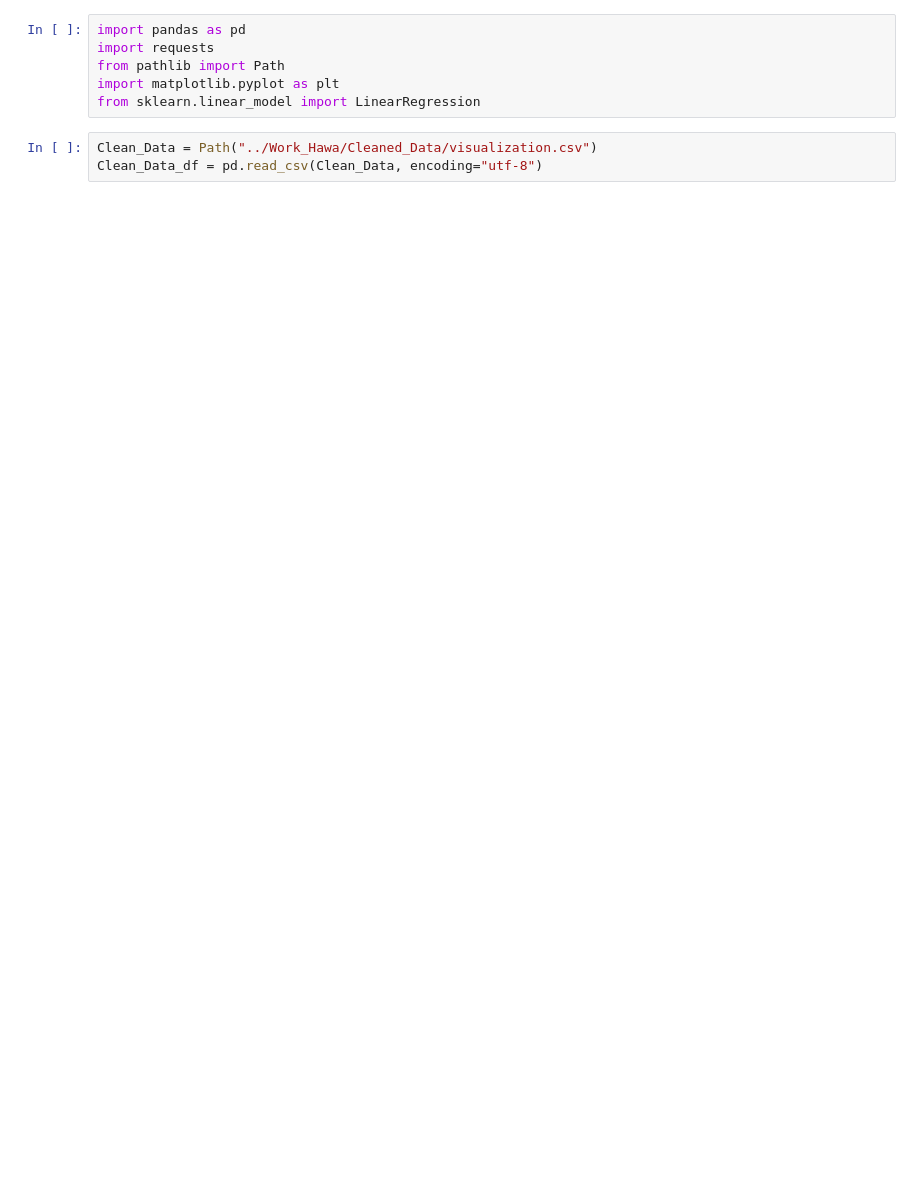
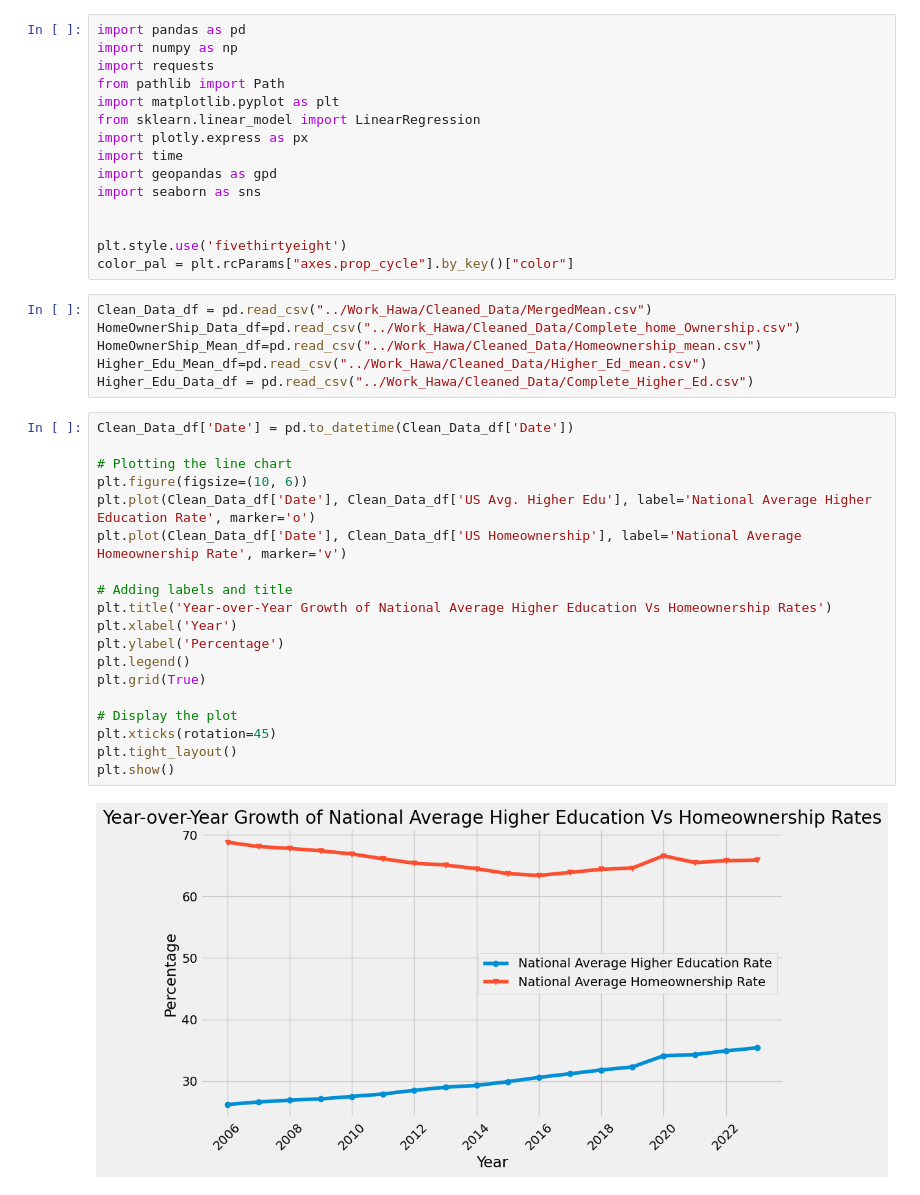
Before and after one commit to d-burke-data/Project_01, a Jupyter notebook: Work_Hawa/Visualization.ipynb, the cells around one changed output. Cells and saved outputs as stored; diff of their text form; blank space fills up the shorter version.

```diff
--- a/Work_Hawa/Visualization.ipynb
+++ b/Work_Hawa/Visualization.ipynb
@@ -1,9 +1,42 @@
 # %%
 import pandas as pd
+import numpy as np
 import requests
 from pathlib import Path
 import matplotlib.pyplot as plt
 from sklearn.linear_model import LinearRegression
+import plotly.express as px
+import time
+import geopandas as gpd
+import seaborn as sns
+
+
+plt.style.use('fivethirtyeight')
+color_pal = plt.rcParams["axes.prop_cycle"].by_key()["color"]
-# %%
-Clean_Data = Path("../Work_Hawa/Cleaned_Data/visualization.csv")
-Clean_Data_df = pd.read_csv(Clean_Data, encoding="utf-8")
+# %%
+Clean_Data_df = pd.read_csv("../Work_Hawa/Cleaned_Data/MergedMean.csv")
+HomeOwnerShip_Data_df=pd.read_csv("../Work_Hawa/Cleaned_Data/Complete_home_Ownership.csv")
+HomeOwnerShip_Mean_df=pd.read_csv("../Work_Hawa/Cleaned_Data/Homeownership_mean.csv")
+Higher_Edu_Mean_df=pd.read_csv("../Work_Hawa/Cleaned_Data/Higher_Ed_mean.csv")
+Higher_Edu_Data_df = pd.read_csv("../Work_Hawa/Cleaned_Data/Complete_Higher_Ed.csv")
+# %%
+Clean_Data_df['Date'] = pd.to_datetime(Clean_Data_df['Date'])
+
+# Plotting the line chart
+plt.figure(figsize=(10, 6))
+plt.plot(Clean_Data_df['Date'], Clean_Data_df['US Avg. Higher Edu'], label='National Average Higher Education Rate', marker='o')
+plt.plot(Clean_Data_df['Date'], Clean_Data_df['US Homeownership'], label='National Average Homeownership Rate', marker='v')
+
+# Adding labels and title
+plt.title('Year-over-Year Growth of National Average Higher Education Vs Homeownership Rates')
+plt.xlabel('Year')
+plt.ylabel('Percentage')
+plt.legend()
+plt.grid(True)
+
+# Display the plot
+plt.xticks(rotation=45)
+plt.tight_layout()
+plt.show()
+# %% [output]
+[figure, added]
```
Also changed, not shown: parts of 25 cells of this notebook, 21 other files.
